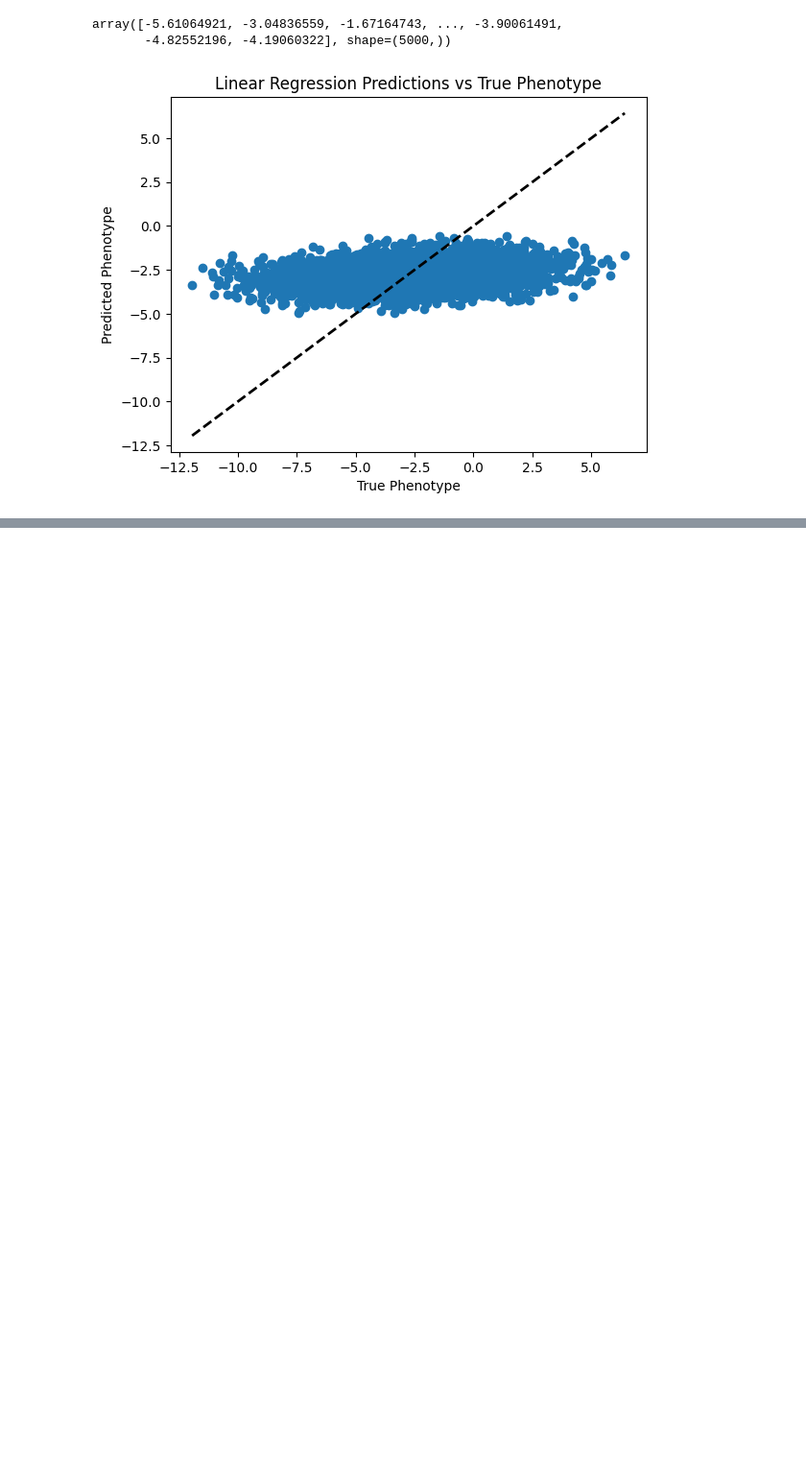
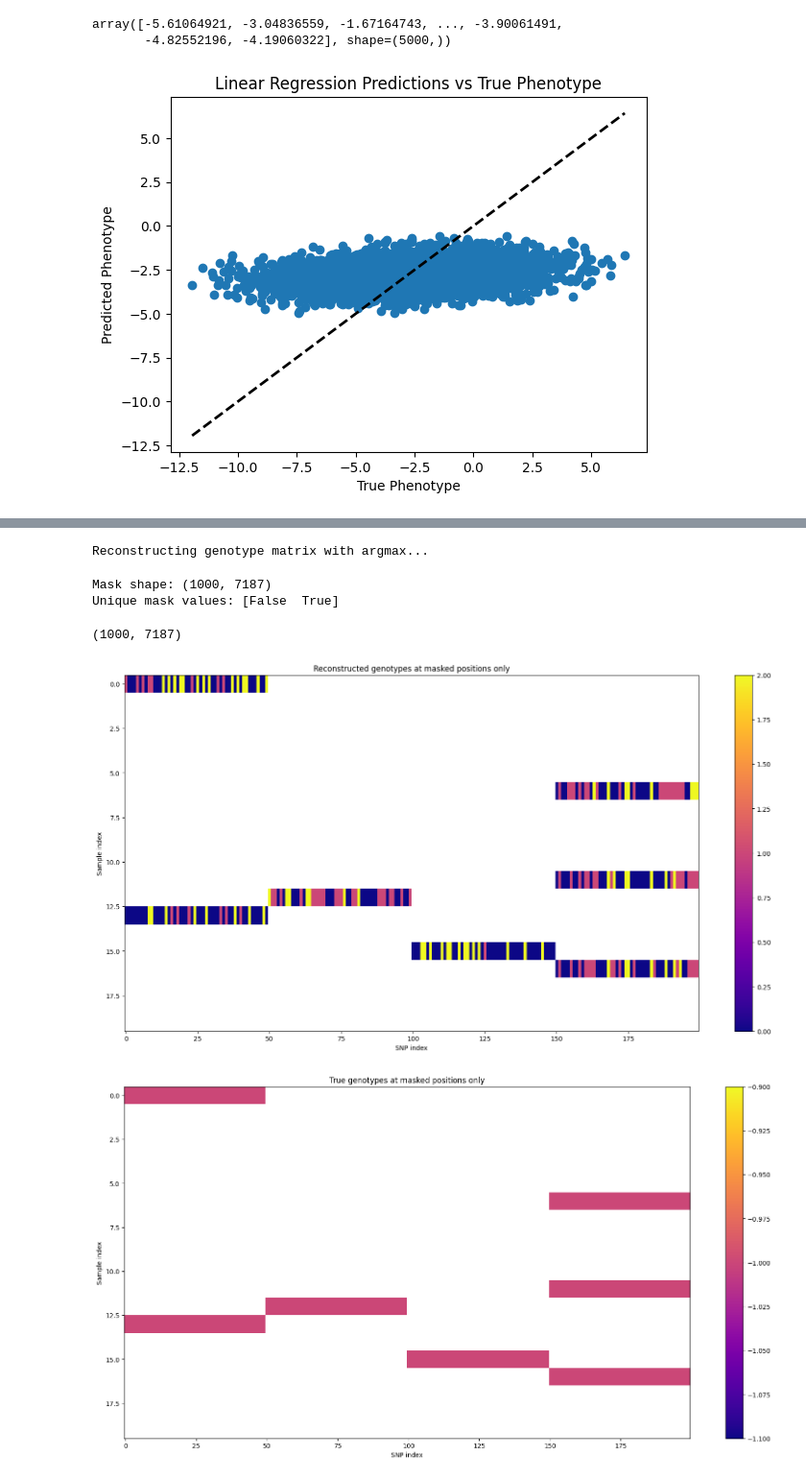
Before and after one commit to ak1376/XPopVAE, a Jupyter notebook: notebooks/inspecting_VAE_output.ipynb, the cells around one changed output, grey strips where cells are left out. Shown at 96% size. Cells and saved outputs as stored; diff of their text form; code cells hidden in the pictures; blank space fills up the shorter version.

```diff
--- a/notebooks/inspecting_VAE_output.ipynb
+++ b/notebooks/inspecting_VAE_output.ipynb
@@ -286,0 +361,52 @@ plt.show()
+# %%
+print("Reconstructing genotype matrix with argmax...")
+G_recon = reconstruct_argmax_genotypes(
+    model=model,
+    G=G_truth,
+    device=device,
+    batch_size=128,
+)
+# %% [output]
+Reconstructing genotype matrix with argmax...
+# %%
+mask_path = '/sietch_colab/akapoor/XPopVAE/experiments/IM_symmetric/vae/default/vae_outputs/validation_masks.npy'
+mask = np.load(mask_path)
+
+print("Mask shape:", mask.shape)
+print("Unique mask values:", np.unique(mask))
+
+if mask.shape != G_truth.shape:
+    raise ValueError(f"Mask shape {mask.shape} does not match genotype shape {G_truth.shape}")
+
+# assume 1 = masked, 0 = unmasked
+masked_bool = mask.astype(bool)
+
+# keep only masked entries; everything else becomes NaN
+G_recon_masked_only = np.where(masked_bool, G_recon, np.nan)
+G_truth_masked_only = np.where(masked_bool, G_truth, np.nan)
+# %% [output]
+Mask shape: (1000, 7187)
+Unique mask values: [False  True]
+# %%
+G_recon.shape
+# %% [output]
+(1000, 7187)
+# %%
+plt.figure(figsize=(20, 10))
+plt.imshow(G_recon_masked_only[:20, :200], aspect='auto', cmap='plasma')
+plt.colorbar()
+plt.title('Reconstructed genotypes at masked positions only')
+plt.xlabel('SNP index')
+plt.ylabel('Sample index')
+plt.show()
+
+plt.figure(figsize=(20, 10))
+plt.imshow(G_truth_masked_only[:20, :200], aspect='auto', cmap='plasma')
+plt.colorbar()
+plt.title('True genotypes at masked positions only')
+plt.xlabel('SNP index')
+plt.ylabel('Sample index')
+plt.show()
+# %% [output]
+[figure, added]
+[figure, added]
```
Also changed, not shown: parts of 17 cells of this notebook, 3 other files.
